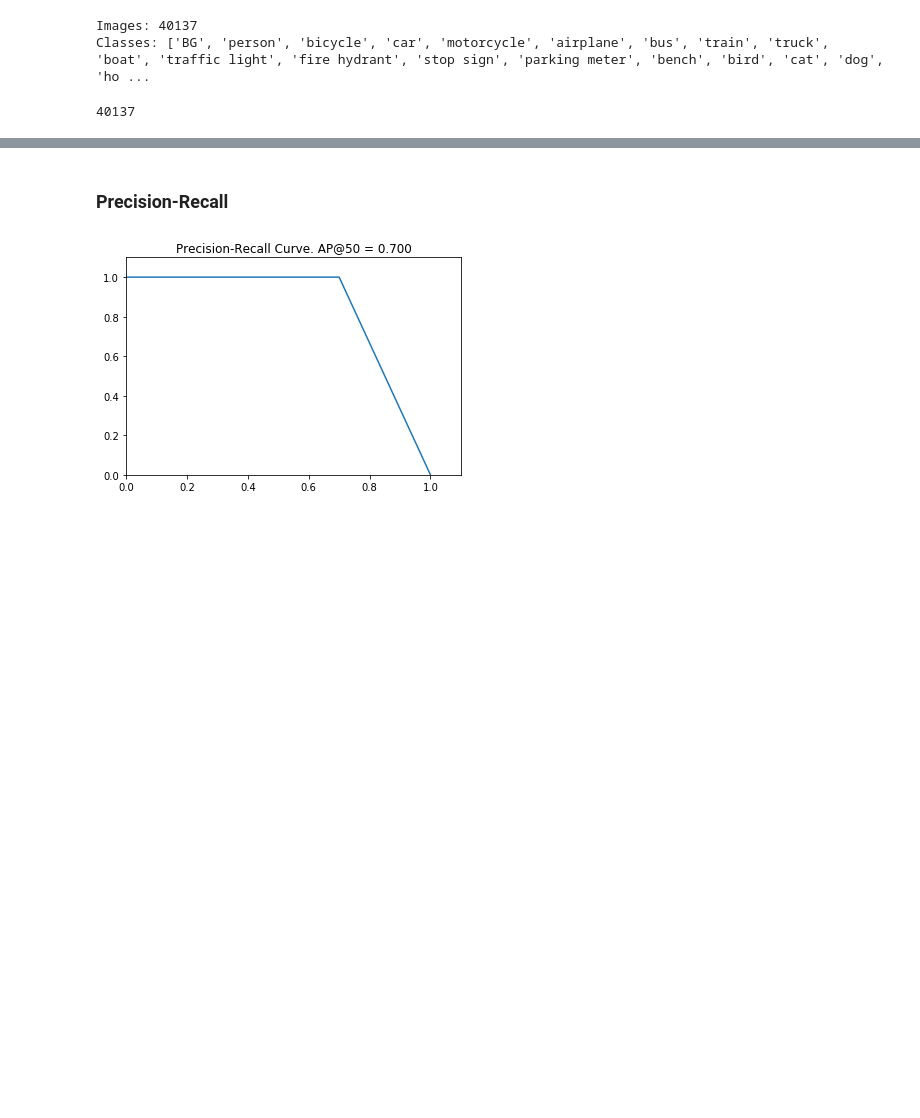
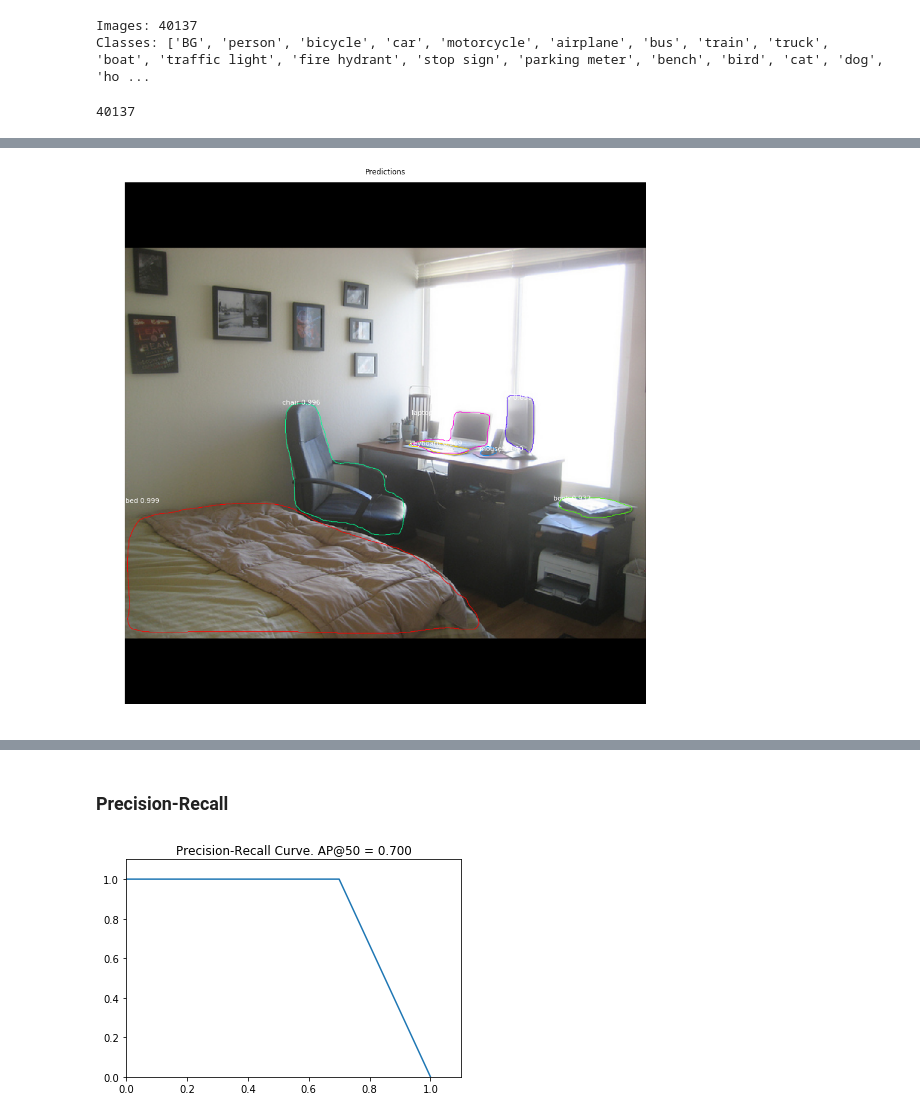
Before and after one commit to randomForester/HPB, a Jupyter notebook: TF_HPBrain/Temp/processing_maskrcnn.ipynb, the cells around one changed output, grey strips where cells are left out. Cells and saved outputs as stored; diff of their text form; code cells hidden in the pictures; blank space fills up the shorter version.

```diff
--- a/TF_HPBrain/Temp/processing_maskrcnn.ipynb
+++ b/TF_HPBrain/Temp/processing_maskrcnn.ipynb
@@ -339,0 +367,8 @@ gt_mask                  shape: (1024, 1024, 10)      min:    0.00000  max:    1
+# %%
+# Display predictions only
+visualize.display_instances(image, r['rois'], r['masks'], r['class_ids'],
+                             dataset.class_names, r['scores'], ax=get_ax(1),
+                             show_bbox=False, show_mask=False,
+                             title="Predictions")
+# %% [output]
+[figure, added]
```
Also changed, not shown: parts of 5 cells of this notebook.
